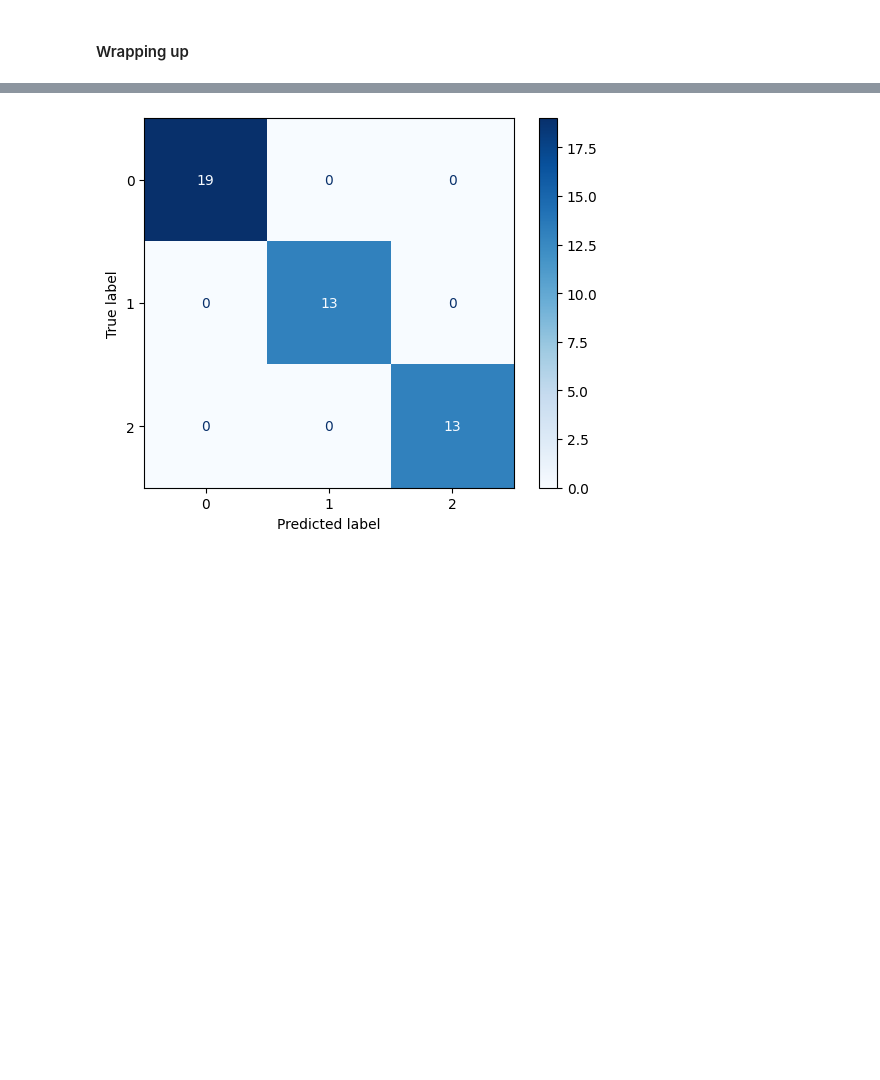
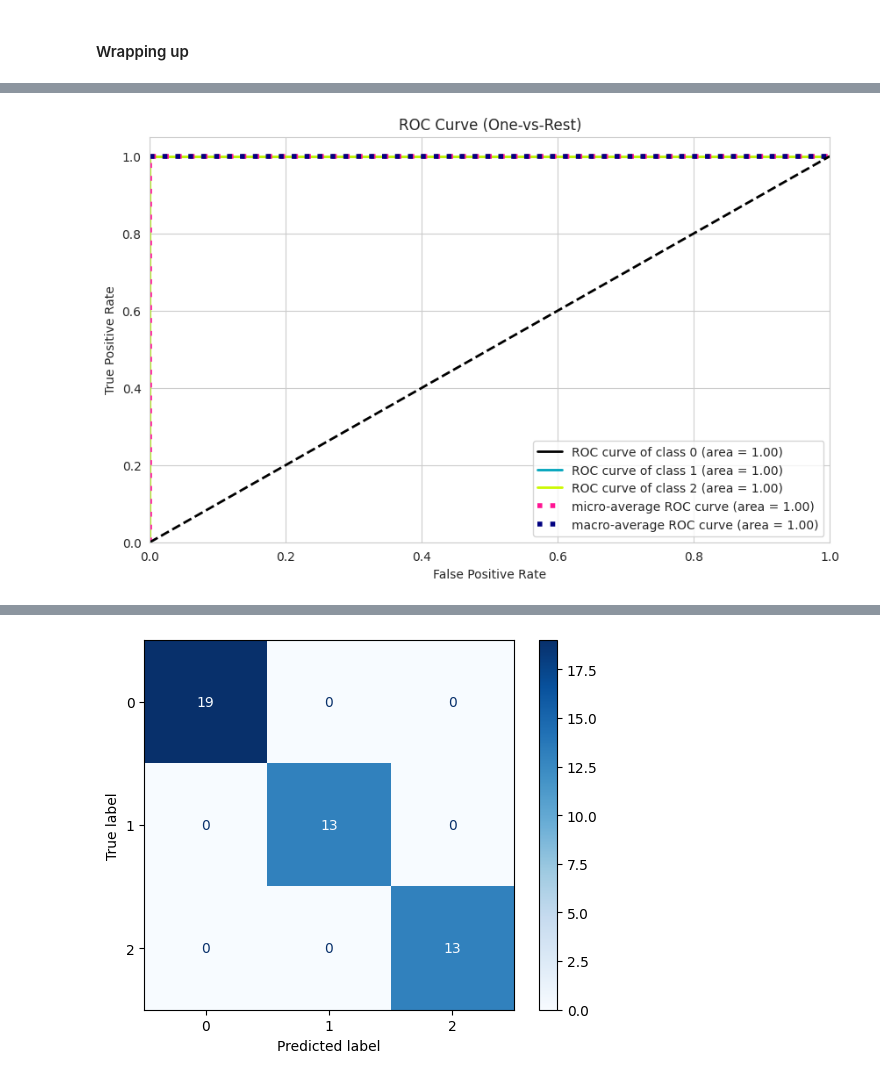
Before and after one commit to MinyaevAndrey/fchollet-deep-learning-with-python-notebooks, a Jupyter notebook: chapter04_classification-and-regression.ipynb, the cells around one changed output, grey strips where cells are left out. Saved outputs shown, nothing was run; the diff lists cells and outputs as text; code cells hidden in the pictures; blank space fills up the shorter version.

```diff
--- a/chapter04_classification-and-regression.ipynb
+++ b/chapter04_classification-and-regression.ipynb
@@ -980,6 +980,7 @@ clf.fit(X_train, y_train)
 
 # 3. Предсказания
 y_pred = clf.predict(X_test)
+y_prob = clf.predict_proba(X_test)
 # %%
 !pip install scikit-plot -q
 # %%
@@ -996,0 +1004,7 @@ plt.show()
+# %%
+# 1.2 ROC-кривая (автоматически строит OvR для многоклассовых задач)
+skplt.metrics.plot_roc(y_test, y_prob)
+plt.title('ROC Curve (One-vs-Rest)')
+plt.show()
+# %% [output]
+[figure, added]
```
Also changed, not shown: parts of 18 cells of this notebook.
